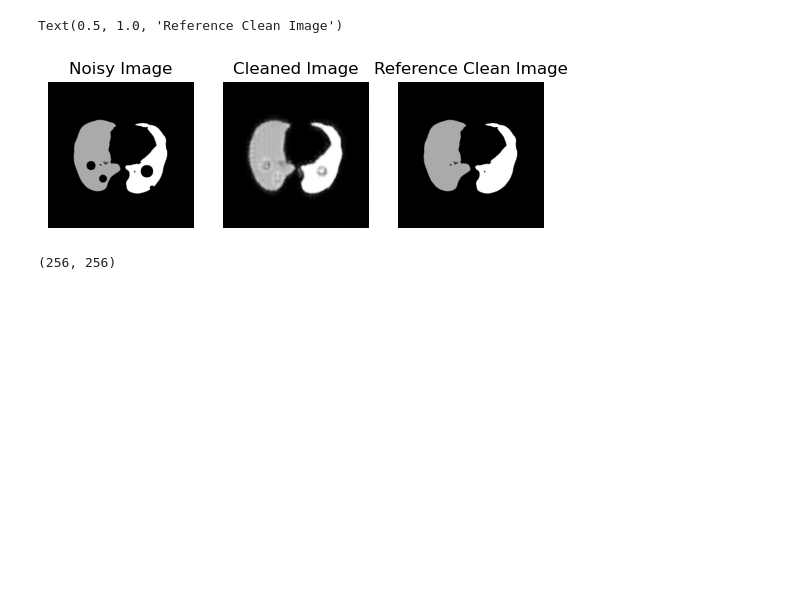
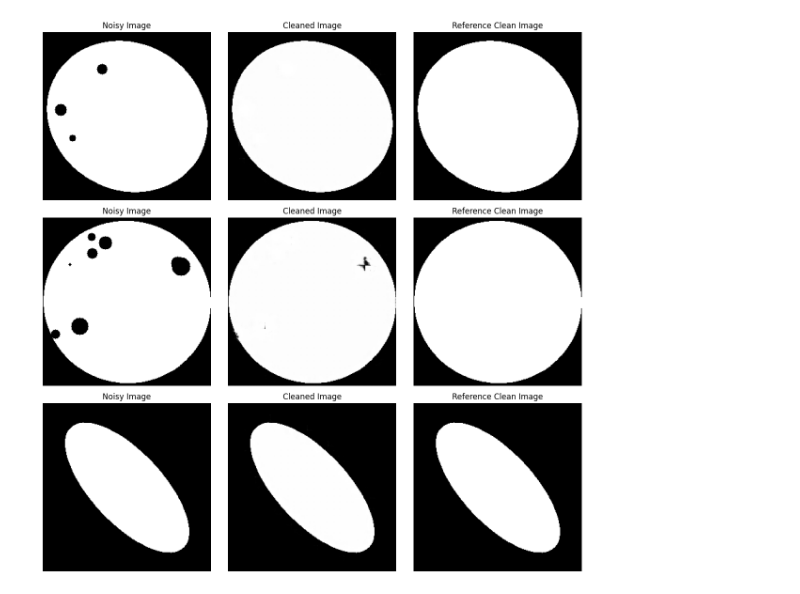
Before and after one commit to KrzysztofGG/OpenCV-AI, a Jupyter notebook: Autoencoder/autoencoder.ipynb, the cells around one changed output. Drawn from its saved outputs; the diff is of its cells as text; code cells hidden in the pictures; blank space fills up the shorter version.

```diff
--- a/Autoencoder/autoencoder.ipynb
+++ b/Autoencoder/autoencoder.ipynb
@@ -390,32 +373,37 @@ model = train_autoencoder(clean_dir, noisy_dir, num_epochs=num_epochs, batch_siz
 # %%
 import matplotlib.pyplot as plt
+import random
+import os
 
-model = torch.load('model.pth')
-ref_path = 'trainingData/clean/slice_0066.png'
-noisy_path = 'trainingData/noisy/slice_0066.png'
+model = torch.load('best_model.pth')
 
-cleaned_img = denoise_image(model, noisy_path)
-ref_img = cv2.imread(ref_path, cv2.IMREAD_GRAYSCALE)
-noisy_img = cv2.imread(noisy_path, cv2.IMREAD_GRAYSCALE)
+# Get list of all slice files and pick 3 random ones
+slice_files = os.listdir('testData/clean')
+random_slices = random.sample(slice_files, 3)
 
-f, ax = plt.subplots(1, 3)
-ax[0].imshow(noisy_img, 'gray')
-ax[0].axis('off')
-ax[0].set_title("Noisy Image")
-ax[1].imshow(cleaned_img, 'gray')
-ax[1].axis('off')
-ax[1].set_title("Cleaned Image")
-ax[2].imshow(ref_img, 'gray')
-ax[2].axis('off')
-ax[2].set_title("Reference Clean Image")
+# Create figure with 3 rows (one for each slice) and 3 columns
+fig, axes = plt.subplots(3, 3, figsize=(12, 12))
+
+for i, slice_file in enumerate(random_slices):
+    ref_path = os.path.join('testData/clean', slice_file)
+    noisy_path = os.path.join('testData/noisy', slice_file)
+
+    cleaned_img = denoise_image(model, noisy_path)
+    ref_img = cv2.imread(ref_path, cv2.IMREAD_GRAYSCALE)
+    noisy_img = cv2.imread(noisy_path, cv2.IMREAD_GRAYSCALE)
+
+    axes[i,0].imshow(noisy_img, 'gray')
+    axes[i,0].axis('off')
+    axes[i,0].set_title("Noisy Image")
+
+    axes[i,1].imshow(cleaned_img, 'gray')
+    axes[i,1].axis('off')
+    axes[i,1].set_title("Cleaned Image")
+
+    axes[i,2].imshow(ref_img, 'gray')
+    axes[i,2].axis('off')
+    axes[i,2].set_title("Reference Clean Image")
+
+plt.tight_layout()
 # %% [output]
-Text(0.5, 1.0, 'Reference Clean Image')
-[figure, old version]
+[figure, new version]
-# %%
-import cv2
-ref_path = 'trainingData/clean/slice_0066.png'
-
-ref_img = cv2.imread(ref_path, cv2.IMREAD_GRAYSCALE)
-print(ref_img.shape)
-# %% [output]
-(256, 256)
```
Also changed, not shown: parts of 5 cells of this notebook, 4 other files.
